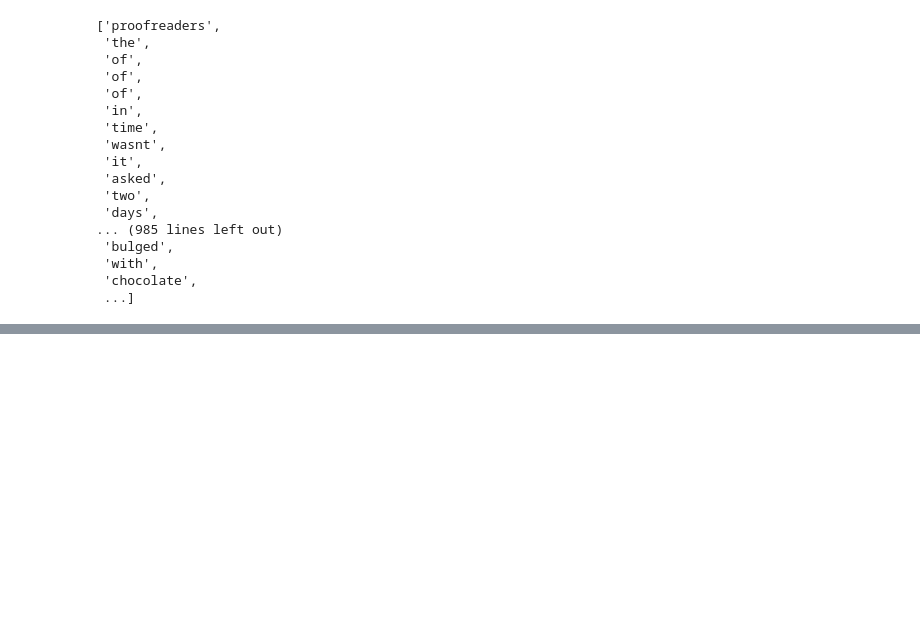
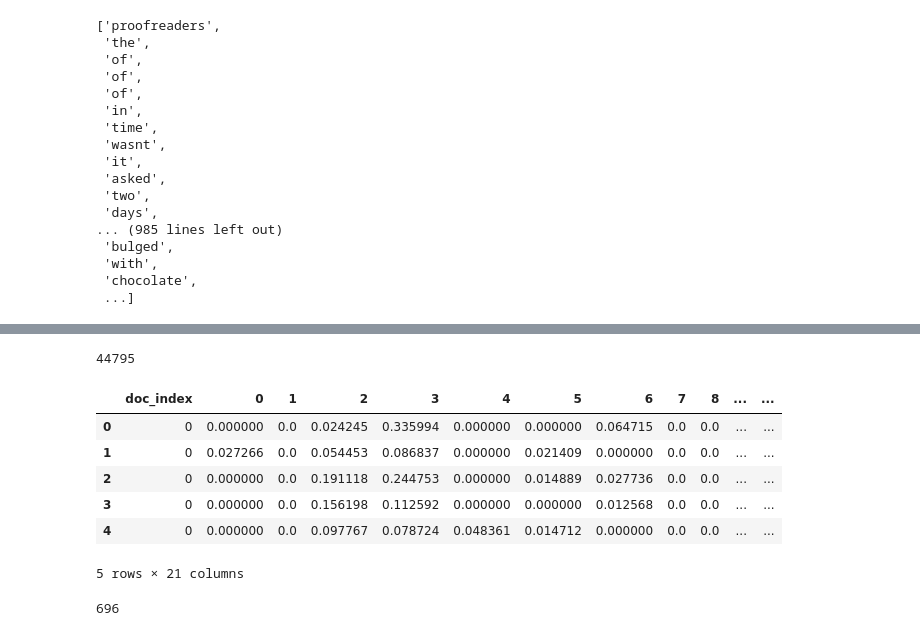
Before and after one commit to maggimckenzie/capstone_mm, a Jupyter notebook: notebooks/detective_and_mystery_lda04.ipynb, the cells around one changed output, grey strips where cells are left out. Cells and saved outputs as stored; diff of their text form; code cells hidden in the pictures; blank space fills up the shorter version.

```diff
--- a/notebooks/detective_and_mystery_lda04.ipynb
+++ b/notebooks/detective_and_mystery_lda04.ipynb
@@ -450,0 +525,12 @@ corpus[9]
+# %%
+contents = []
+for idx, lst in enumerate(data_words_chunked):
+    doc_index = lst[0]
+    contents.append(doc_index)
+doc_indexes = pd.DataFrame(contents, columns = ['doc_index'])
+
+#Does everything match?
+print(len(doc_indexes) == len(topics_pivot))
+print(len(topics_pivot))
+
+doc_indexes.head()
@@ -450,0 +546,13 @@ corpus[9]
+# %%
+topics_pivot = doc_indexes.merge(topics_pivot, left_index = True, right_index = True)
+print(len(topics_pivot))
+topics_pivot.head()
+# %% [output]
+44795
+|  | doc_index | 0 | 1 | 2 | 3 | 4 | 5 | 6 | 7 | 8 | ... | ... |
+| 0 | 0 | 0.000000 | 0.0 | 0.024245 | 0.335994 | 0.000000 | 0.000000 | 0.064715 | 0.0 | 0.0 | ... | ... |
+| 1 | 0 | 0.027266 | 0.0 | 0.054453 | 0.086837 | 0.000000 | 0.021409 | 0.000000 | 0.0 | 0.0 | ... | ... |
+| 2 | 0 | 0.000000 | 0.0 | 0.191118 | 0.244753 | 0.000000 | 0.014889 | 0.027736 | 0.0 | 0.0 | ... | ... |
+| 3 | 0 | 0.000000 | 0.0 | 0.156198 | 0.112592 | 0.000000 | 0.000000 | 0.012568 | 0.0 | 0.0 | ... | ... |
+| 4 | 0 | 0.000000 | 0.0 | 0.097767 | 0.078724 | 0.048361 | 0.014712 | 0.000000 | 0.0 | 0.0 | ... | ... |
+5 rows × 21 columns
@@ -450,0 +562,6 @@ corpus[9]
+# %%
+topics_summary = topics_pivot.groupby('doc_index').mean().reset_index()
+topics_summary.columns = ['topic_' + str(i) if ix > 0 else i for ix, i in enumerate(topics_summary.columns)]
+print(len(topics_summary))
+# %% [output]
+696
```
Also changed, not shown: parts of 43 cells of this notebook, 1 other file.
